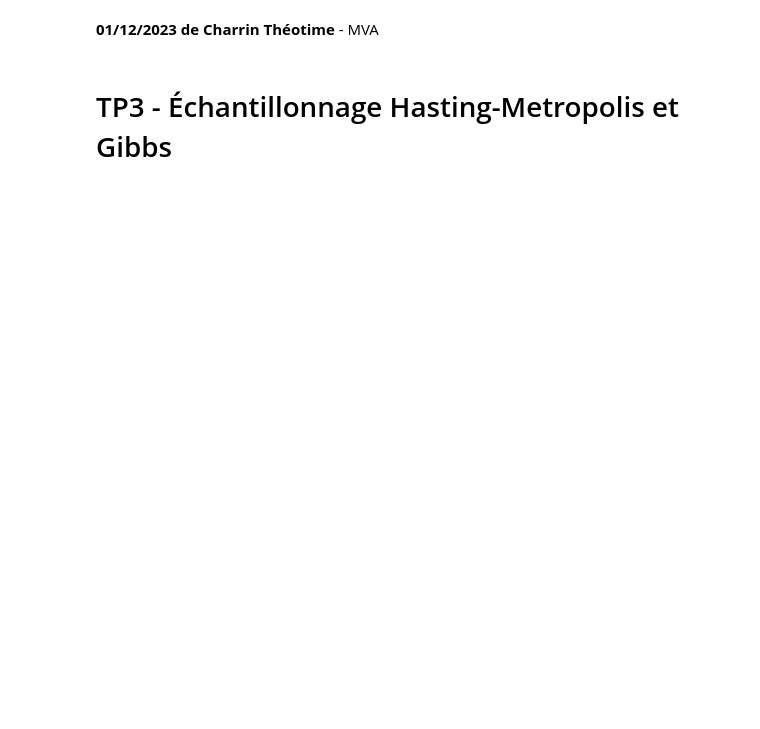
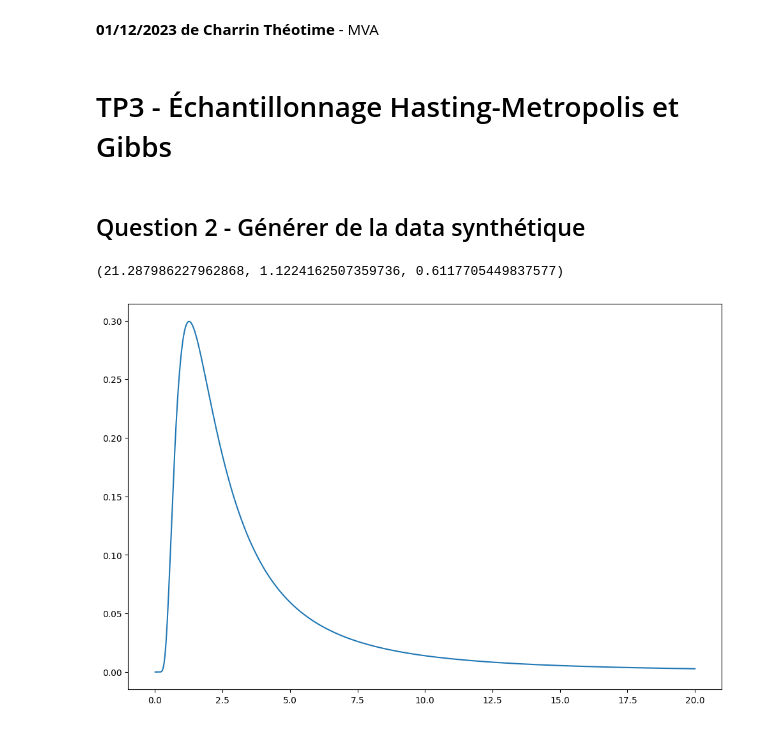
Before and after one commit to theodchrn/MVA_Courses, a Jupyter notebook: CompStats/HW3/HW3_DECHARRIN_Gibbs.ipynb, the cells around one changed output. Cells and saved outputs as stored; diff of their text form; code cells hidden in the pictures; blank space fills up the shorter version.

```diff
--- a/CompStats/HW3/HW3_DECHARRIN_Gibbs.ipynb
+++ b/CompStats/HW3/HW3_DECHARRIN_Gibbs.ipynb
@@ -28,0 +17,39 @@ def discrete_db(p,niter,values=None):
+# %% [markdown]
+## Question 2 - Générer de la data synthétique
+# %%
+#D'après l'énoncé
+PRIOR={
+    "v0_dbar":1,
+    "s_v0":0.1**2,
+    "t0_dbar":1,
+    "s_t0":1**2,
+    #m contrôle la variance des Wishart
+    "m":6.5,
+    "v":np.pi
+}
+
+#Paramètres fixés. On considère que sigma_x représente sigma^2_x
+FIXED={
+    "p0_bar":20,
+    "sigma_p0":1,
+    "p0":np.random.normal(loc=FIXED['p0_bar'],scale=np.sqrt(FIXED['sigma_p0'])),
+    "sigma_v0":0.1**2,
+    "sigma_t0":0.1**2,
+}
+N=100
+#À partir de la Q2 on considère que tous les k_i sont égaux entre individus et égaux à 20.
+#De même, tous les timepoints sont communs entre individus et répartis uniformément sur [1,K]
+K=20
+
+##On génère notre ensemble de paramètres theta
+THETA={
+    "v0_bar":np.random.normal(PRIOR["v0_dbar"],scale=np.sqrt(PRIOR['s_v0'])),
+    "t0_bar":np.random.normal(PRIOR["t0_dbar"],scale=np.sqrt(PRIOR['s_t0'])),
+    "sigma_xi":stats.invwishart.rvs(df=PRIOR['v'],scale=PRIOR['m'],size=1),
+    "sigma_tau":stats.invwishart.rvs(df=PRIOR['v'],scale=PRIOR['m'],size=1),
+    "sigma":stats.invwishart.rvs(df=PRIOR['v'],scale=PRIOR['m'],size=1)
+}
+# %%
+FIXED['p0'],v0,t0
+# %% [output]
+(21.287986227962868, 1.1224162507359736, 0.6117705449837577)
@@ -28,0 +63,7 @@ def discrete_db(p,niter,values=None):
+# %%
+x=np.linspace(0.01,20,10000)
+iw=stats.invwishart.pdf(x,df=PRIOR['v'],scale=PRIOR['m'])
+plt.plot(x,iw)
+plt.show()
+# %% [output]
+[figure, added]
```
Also changed, not shown: parts of 8 cells of this notebook, 5 other files.
